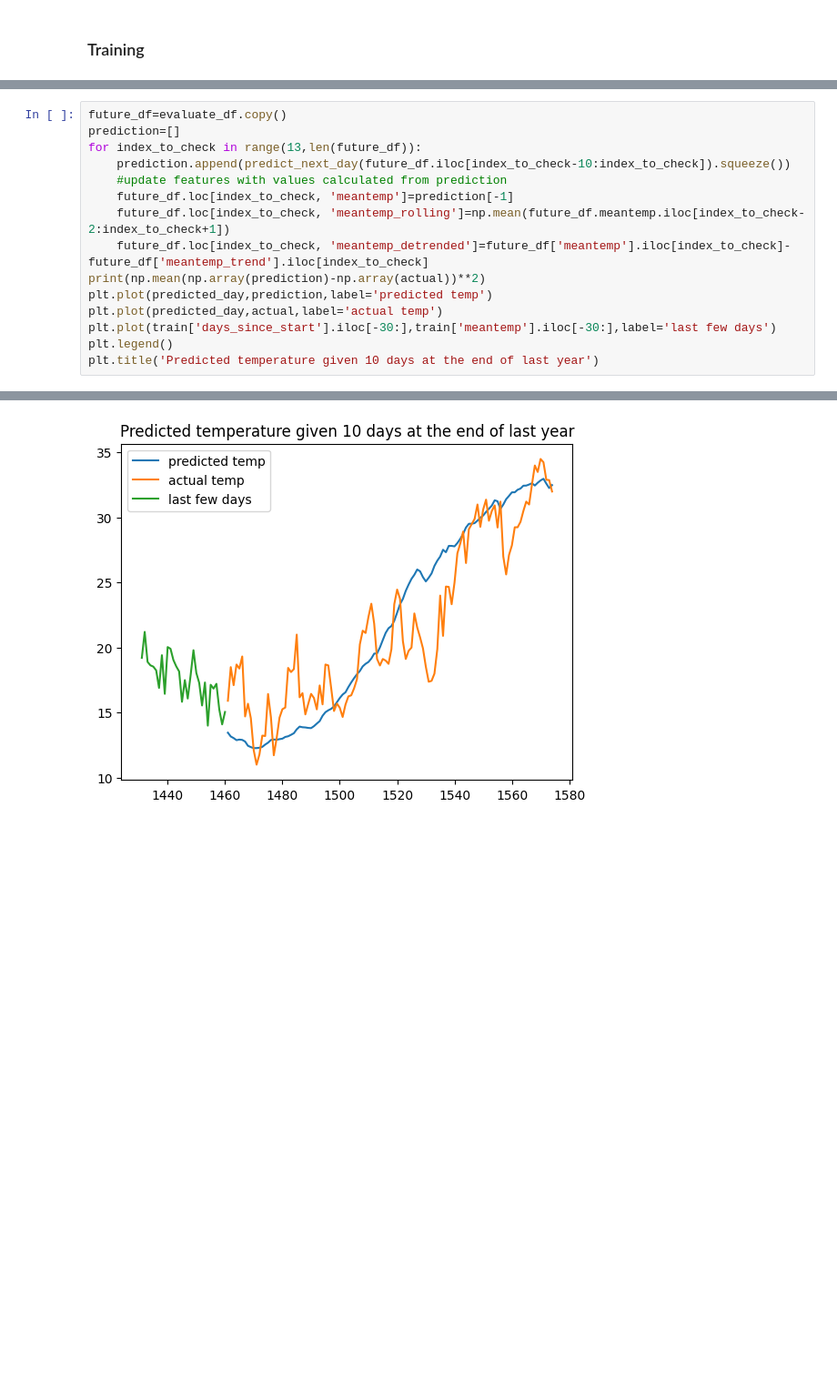
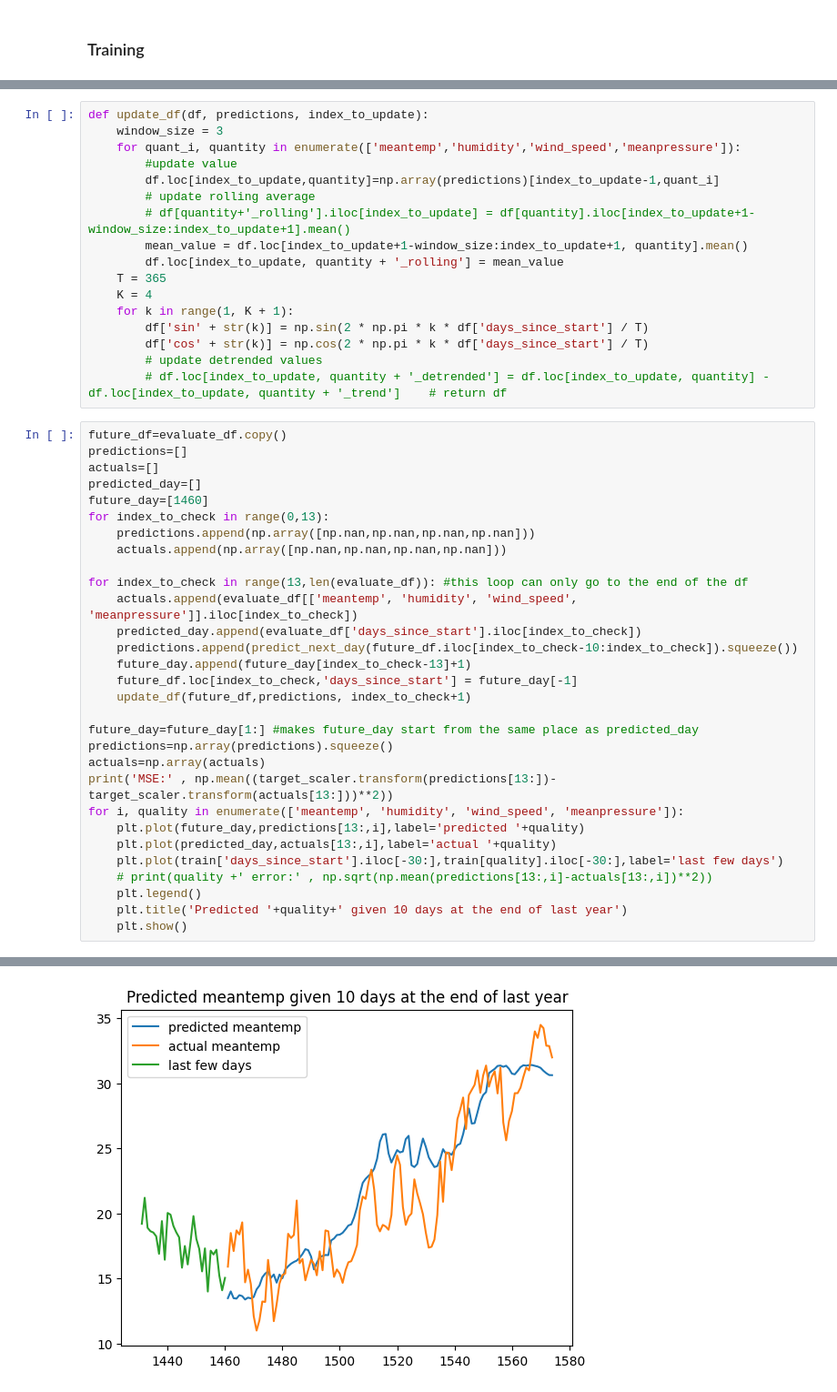
Before and after one commit to mattgomer/ML_experimentation, a Jupyter notebook: time_series/Delhi_weather.ipynb, the cells around one changed output, grey strips where cells are left out. Shown at 91% size. Cells and saved outputs as stored; diff of their text form; blank space fills up the shorter version.

```diff
--- a/time_series/Delhi_weather.ipynb
+++ b/time_series/Delhi_weather.ipynb
@@ -250,16 +201,48 @@ Just out of curiosity, what if we use the prediction to make a prediction, and s
+# %%
+def update_df(df, predictions, index_to_update):
+    window_size = 3
+    for quant_i, quantity in enumerate(['meantemp','humidity','wind_speed','meanpressure']):
+        #update value
+        df.loc[index_to_update,quantity]=np.array(predictions)[index_to_update-1,quant_i]
+        # update rolling average
+        # df[quantity+'_rolling'].iloc[index_to_update] = df[quantity].iloc[index_to_update+1-window_size:index_to_update+1].mean()
+        mean_value = df.loc[index_to_update+1-window_size:index_to_update+1, quantity].mean()
+        df.loc[index_to_update, quantity + '_rolling'] = mean_value
+    T = 365
+    K = 4
+    for k in range(1, K + 1):
+        df['sin' + str(k)] = np.sin(2 * np.pi * k * df['days_since_start'] / T)
+        df['cos' + str(k)] = np.cos(2 * np.pi * k * df['days_since_start'] / T)
+        # update detrended values
+        # df.loc[index_to_update, quantity + '_detrended'] = df.loc[index_to_update, quantity] - df.loc[index_to_update, quantity + '_trend']    # return df
 # %%
 future_df=evaluate_df.copy()
-prediction=[]
-for index_to_check in range(13,len(future_df)):
-    prediction.append(predict_next_day(future_df.iloc[index_to_check-10:index_to_check]).squeeze())
-    #update features with values calculated from prediction
-    future_df.loc[index_to_check, 'meantemp']=prediction[-1]
-    future_df.loc[index_to_check, 'meantemp_rolling']=np.mean(future_df.meantemp.iloc[index_to_check-2:index_to_check+1])
-    future_df.loc[index_to_check, 'meantemp_detrended']=future_df['meantemp'].iloc[index_to_check]-future_df['meantemp_trend'].iloc[index_to_check]
-print(np.mean(np.array(prediction)-np.array(actual))**2)
-plt.plot(predicted_day,prediction,label='predicted temp')
-plt.plot(predicted_day,actual,label='actual temp')
-plt.plot(train['days_since_start'].iloc[-30:],train['meantemp'].iloc[-30:],label='last few days')
-plt.legend()
-plt.title('Predicted temperature given 10 days at the end of last year')
+predictions=[]
+actuals=[]
+predicted_day=[]
+future_day=[1460]
+for index_to_check in range(0,13):
+    predictions.append(np.array([np.nan,np.nan,np.nan,np.nan]))
+    actuals.append(np.array([np.nan,np.nan,np.nan,np.nan]))
+
+for index_to_check in range(13,len(evaluate_df)): #this loop can only go to the end of the df
+    actuals.append(evaluate_df[['meantemp', 'humidity', 'wind_speed', 'meanpressure']].iloc[index_to_check])
+    predicted_day.append(evaluate_df['days_since_start'].iloc[index_to_check])
+    predictions.append(predict_next_day(future_df.iloc[index_to_check-10:index_to_check]).squeeze())
+    future_day.append(future_day[index_to_check-13]+1)
+    future_df.loc[index_to_check,'days_since_start'] = future_day[-1]
+    update_df(future_df,predictions, index_to_check+1)
+
+future_day=future_day[1:] #makes future_day start from the same place as predicted_day
+predictions=np.array(predictions).squeeze()
+actuals=np.array(actuals)
+print('MSE:' , np.mean((target_scaler.transform(predictions[13:])-target_scaler.transform(actuals[13:]))**2))
+for i, quality in enumerate(['meantemp', 'humidity', 'wind_speed', 'meanpressure']):
+    plt.plot(future_day,predictions[13:,i],label='predicted '+quality)
+    plt.plot(predicted_day,actuals[13:,i],label='actual '+quality)
+    plt.plot(train['days_since_start'].iloc[-30:],train[quality].iloc[-30:],label='last few days')
+    # print(quality +' error:' , np.sqrt(np.mean(predictions[13:,i]-actuals[13:,i])**2))
+    plt.legend()
+    plt.title('Predicted '+quality+' given 10 days at the end of last year')
+    plt.show()
 # %% [output]
@@ -268 +250 @@ Text(0.5, 1.0, 'Predicted temperature given 10 days at the end of last year')
-[figure, old version]
+[figure, new version]
```
Also changed, not shown: parts of 15 cells of this notebook.
